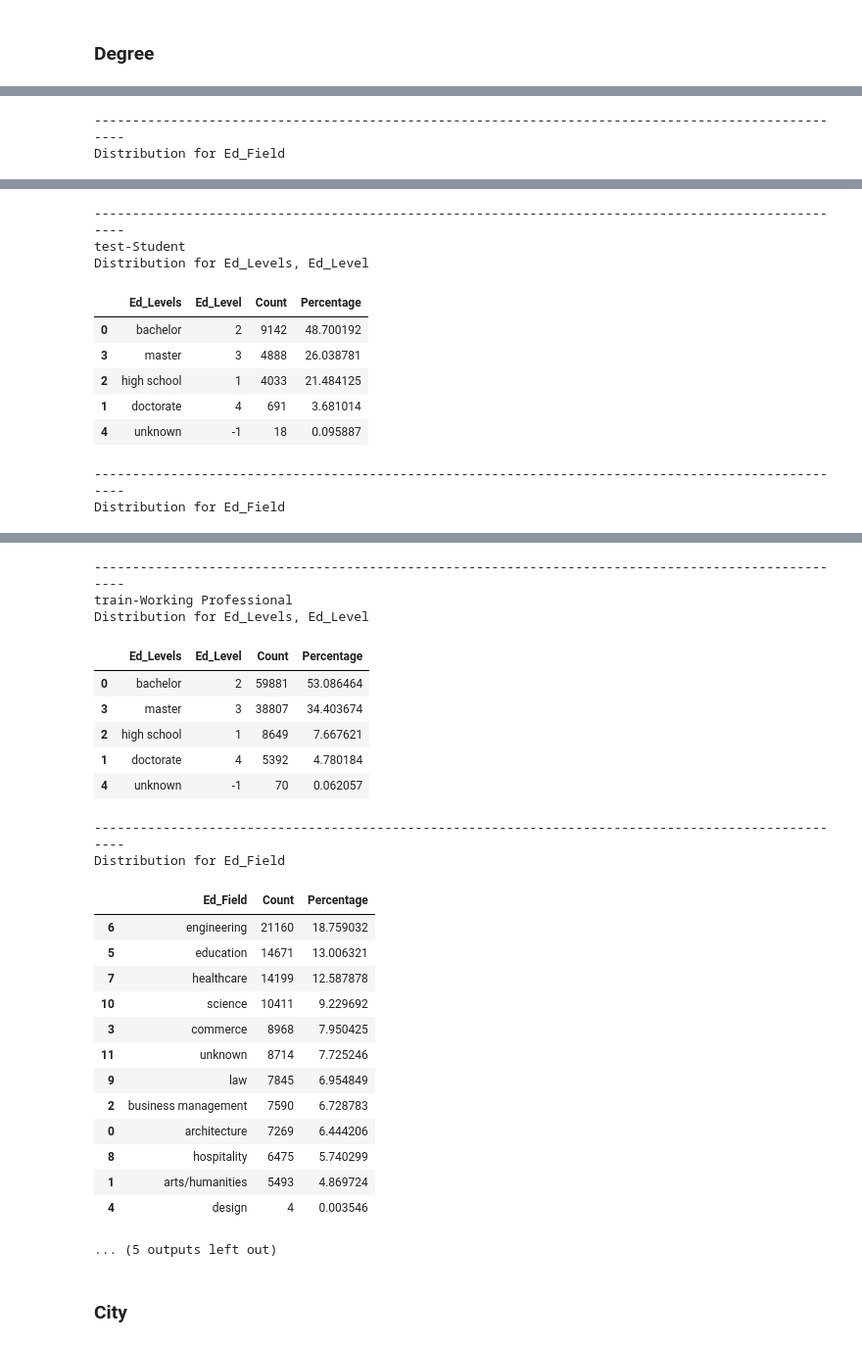
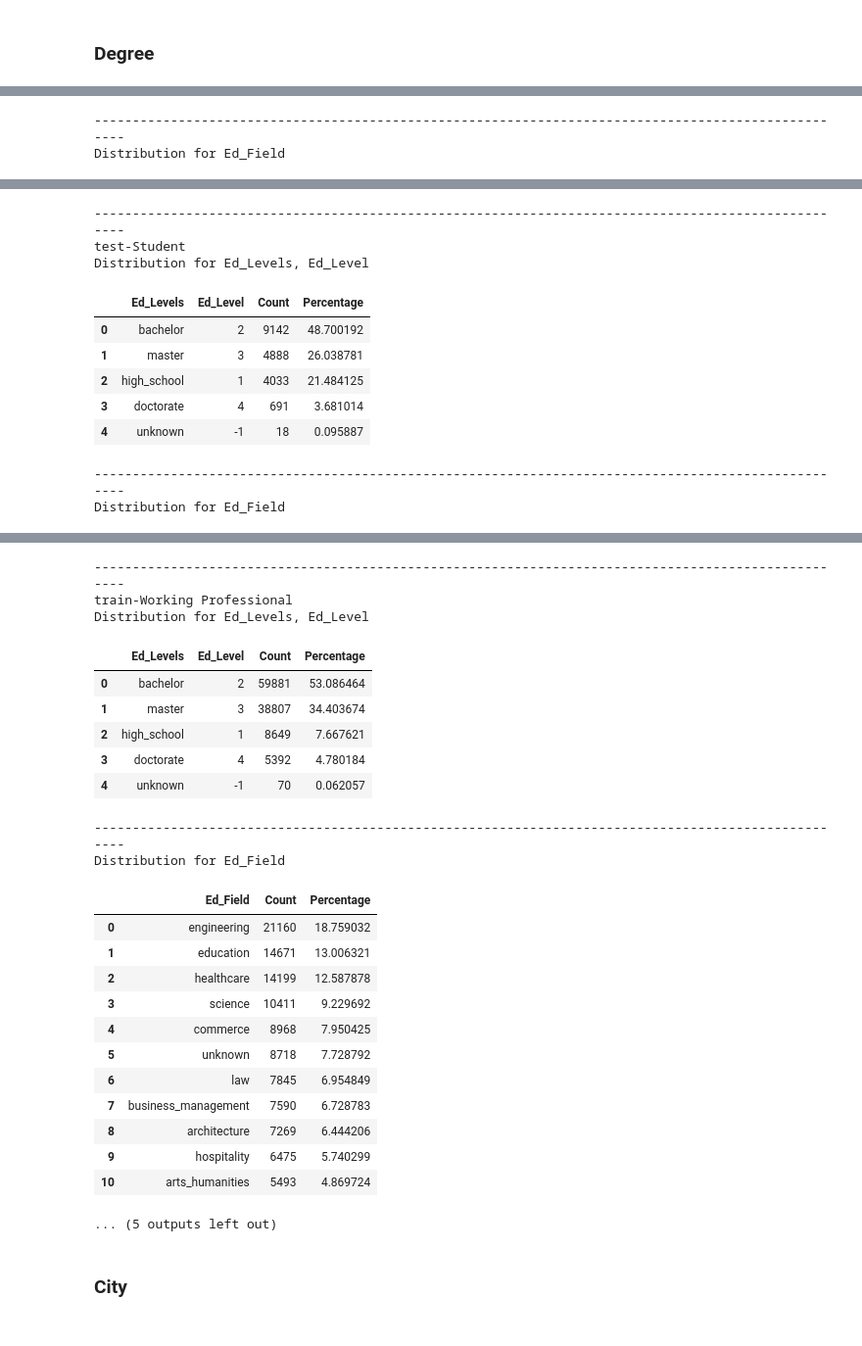
Before and after one commit to andytoh78/mental_health_predictions, a Jupyter notebook: mental-health-prediction.ipynb, the cells around one changed output, grey strips where cells are left out. Shown at 98% size. Cells and saved outputs as stored; diff of their text form; code cells hidden in the pictures.

```diff
--- a/mental-health-prediction.ipynb
+++ b/mental-health-prediction.ipynb
@@ -513,12 +492,36 @@ sleep_grouping = {
+# %%
+sleep_grouping = {
+    # Less than 5 hours
+    '3-4 hours': 'le5hours',
+    '2-3 hours': 'le5hours',
+    '1-2 hours': 'le5hours',
+    '1-3 hours': 'le5hours',
+    'less than 5 hours': 'le5hours',
+
+    # 5-8 hours
+    '4-5 hours': '5_8hours',
+    '4-6 hours': '5_8hours',
+    '3-6 hours': '5_8hours',
+    '5-6 hours': '5_8hours',
+    '6-7 hours': '5_8hours',
+    '6-8 hours': '5_8hours',
+    '8 hours': '5_8hours',
+
+    # More than 8 hours
+    '8-9 hours': 'ge8hours',
+    '9-11 hours': 'ge8hours',
+    '10-11 hours': 'ge8hours',
+    'more than 8 hours': 'ge8hours'
+}
 # %%
-sleep_mapping = {'less than 5 hours' : 1, '5-6 hours': 2, '6-7 hours': 3, '7-8 hours': 4, 'more than 8 hours': 5, 'unknown':-1}
+sleep_mapping = {'le5hours' : 1, '5_8hours': 2, 'ge8hours': 3, 'unknown':-1}
 
 # Clean Dietary Habits column
 for group in [dfk, dfw]:
     for name, df in group:
         print(f"{name}")
         df['Sleep_Duration'] = df['Sleep_Duration'].replace(sleep_grouping)
-        df['Sleep_Durations'] = df['Sleep_Duration'].apply(lambda x: x if x in ['less than 5 hours', '5-6 hours', '7-8 hours', 'more than 8 hours'] else "unknown")
+        df['Sleep_Durations'] = df['Sleep_Duration'].apply(lambda x: x if x in ['le5hours', '5_8hours', 'ge8hours'] else "unknown")
         df['Sleep_Duration'] = df['Sleep_Durations'].map(sleep_mapping)
         cat_col_dist(df, 'Sleep_Durations', 'Sleep_Duration')
 # %% [output]
@@ -594,7 +593,7 @@ diet_grouping = {
     'no healthy': 'unhealthy'
 }
 # %%
-diet_mapping = {'healthy': 2, 'moderate': 1, 'unhealthy': 0, 'unknown':-1}
+diet_mapping = {'healthy': 3, 'moderate': 2, 'unhealthy': 1, 'unknown':-1}
 
 # Clean Dietary Habits column
 for group in [dfk, dfw]:
@@ -665,7 +664,7 @@ Distribution for Degree
 # %%
 # Define dictionaries for educational level and fields
 ed_level_mapping = {
-    "high school": ["class 12", "class 11"],
+    "high_school": ["class 12", "class 11"],
     "bachelor": ["b.ed", "b.arch", "b.com", "b.pharm", "bpharm", "bca", "bba", "bsc", "b.sc", "b.tech", "llb", "ll b.ed", "ba", "mbbs", "be", "bhm", "bpa"],
     "master": ["m.ed", "mca", "msc", "m.com", "mcom", "llm", "m.pharm", "mpharm", "m.tech", "mtech", "mba", "ma", "mhm", "me", "m.arch"],
     "doctorate": ["phd", "md"]
@@ -679,16 +678,15 @@ ed_field_mapping = {
     "law": ["llb", "llm", "ll b.ed", "llba"],
     "architecture": ["b.arch", "m.arch"],
     "science": ["bsc", "b.sc", "msc", "phd"],
-    "business management": ["bba", "mba"],
+    "business_management": ["bba", "mba"],
     "hospitality": ["bhm", "mhm"],
-    "arts/humanities": ["ba", "ma", "bpa"],
-    "design": ["ux/ui designer"]
+    "arts_humanities": ["ba", "ma", "bpa"]
 }
 # %%
 # Clean Profession column and create a new Profession Group column
 ed_level_grouping = {value: key for key, values in ed_level_mapping.items() for value in values}
 ed_field_grouping = {value: key for key, values in ed_field_mapping.items() for value in values}
-ed_level_mapping = {'high school': 1, 'bachelor': 2, 'master': 3,'doctorate': 4, 'unknown':-1}
+ed_level_mapping = {'high_school': 1, 'bachelor': 2, 'master': 3,'doctorate': 4, 'unknown':-1}
 
 for group in [dfk, dfw]:
     for name, df in group:
@@ -726,9 +724,9 @@ test-Student
 Distribution for Ed_Levels, Ed_Level
 |  | Ed_Levels | Ed_Level | Count | Percentage |
 | 0 | bachelor | 2 | 9142 | 48.700192 |
-| 3 | master | 3 | 4888 | 26.038781 |
-| 2 | high school | 1 | 4033 | 21.484125 |
-| 1 | doctorate | 4 | 691 | 3.681014 |
+| 1 | master | 3 | 4888 | 26.038781 |
+| 2 | high_school | 1 | 4033 | 21.484125 |
+| 3 | doctorate | 4 | 691 | 3.681014 |
 | 4 | unknown | -1 | 18 | 0.095887 |
 ----------------------------------------------------------------------------------------------------
 Distribution for Ed_Field
@@ -747,27 +745,26 @@ Distribution for Ed_Field
 ----------------------------------------------------------------------------------------------------
 train-Working Professional
 Distribution for Ed_Levels, Ed_Level
 |  | Ed_Levels | Ed_Level | Count | Percentage |
 | 0 | bachelor | 2 | 59881 | 53.086464 |
-| 3 | master | 3 | 38807 | 34.403674 |
-| 2 | high school | 1 | 8649 | 7.667621 |
-| 1 | doctorate | 4 | 5392 | 4.780184 |
+| 1 | master | 3 | 38807 | 34.403674 |
+| 2 | high_school | 1 | 8649 | 7.667621 |
+| 3 | doctorate | 4 | 5392 | 4.780184 |
 | 4 | unknown | -1 | 70 | 0.062057 |
 ----------------------------------------------------------------------------------------------------
 Distribution for Ed_Field
 |  | Ed_Field | Count | Percentage |
-| 6 | engineering | 21160 | 18.759032 |
-| 5 | education | 14671 | 13.006321 |
-| 7 | healthcare | 14199 | 12.587878 |
-| 10 | science | 10411 | 9.229692 |
-| 3 | commerce | 8968 | 7.950425 |
-| 11 | unknown | 8714 | 7.725246 |
-| 9 | law | 7845 | 6.954849 |
-| 2 | business management | 7590 | 6.728783 |
-| 0 | architecture | 7269 | 6.444206 |
-| 8 | hospitality | 6475 | 5.740299 |
-| 1 | arts/humanities | 5493 | 4.869724 |
-| 4 | design | 4 | 0.003546 |
+| 0 | engineering | 21160 | 18.759032 |
+| 1 | education | 14671 | 13.006321 |
+| 2 | healthcare | 14199 | 12.587878 |
+| 3 | science | 10411 | 9.229692 |
+| 4 | commerce | 8968 | 7.950425 |
+| 5 | unknown | 8718 | 7.728792 |
+| 6 | law | 7845 | 6.954849 |
+| 7 | business_management | 7590 | 6.728783 |
+| 8 | architecture | 7269 | 6.444206 |
+| 9 | hospitality | 6475 | 5.740299 |
+| 10 | arts_humanities | 5493 | 4.869724 |
 ... (5 outputs left out)
 # %% [markdown]
 ### **City**
```
Also changed, not shown: parts of 108 cells of this notebook.
